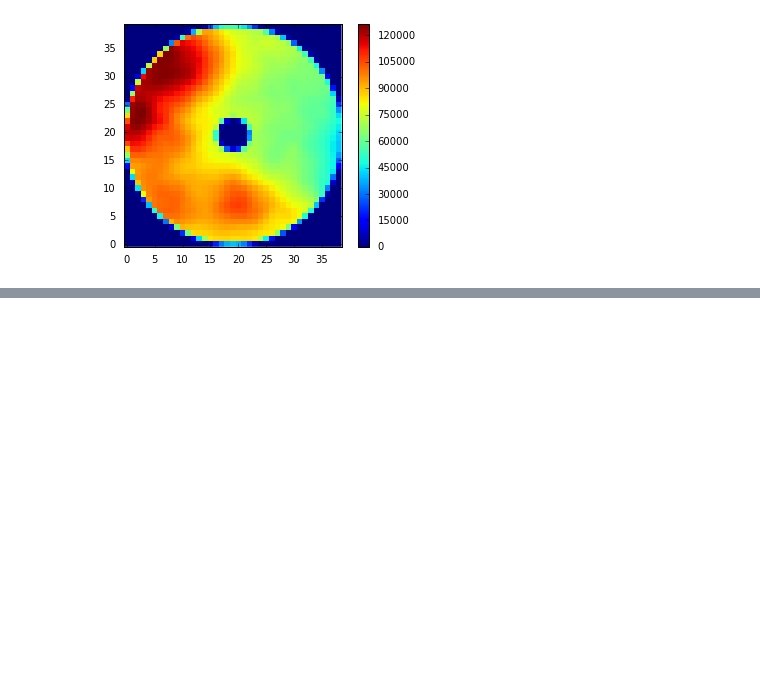
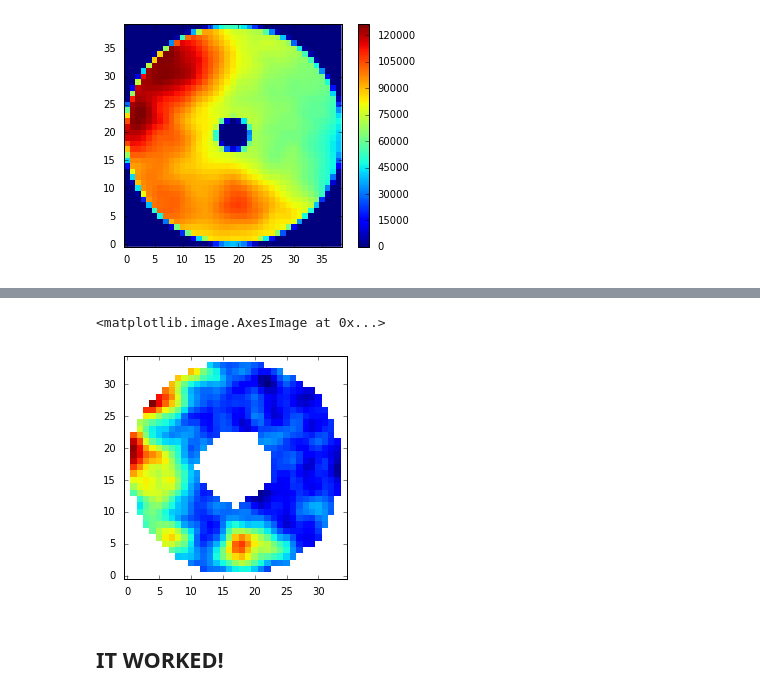
Before and after one commit to jrobbfed/carma, a Jupyter notebook: notebooks/Calculate Shell Mass, Momentum and Kinetic Energy.ipynb, the cells around one changed output, grey strips where cells are left out. Cells and saved outputs as stored; diff of their text form; code cells hidden in the pictures; blank space fills up the shorter version.

```diff
--- a/notebooks/Calculate Shell Mass, Momentum and Kinetic Energy.ipynb
+++ b/notebooks/Calculate Shell Mass, Momentum and Kinetic Energy.ipynb
@@ -91,0 +174,9 @@ def extract_shell(cube=None, ra=None, dec=None,
+# %%
+obs_cube_masked = obs_cube.with_mask(shell_mask)
+obs_array_masked = obs_cube_masked.filled_data[:,:,:]
+plt.imshow(obs_cube_masked[40].data, interpolation='none')
+# %% [output]
+<matplotlib.image.AxesImage at 0x...>
+[figure, added]
+# %% [markdown]
+## IT WORKED!
```
Also changed, not shown: parts of 9 cells of this notebook, 1 other file.
